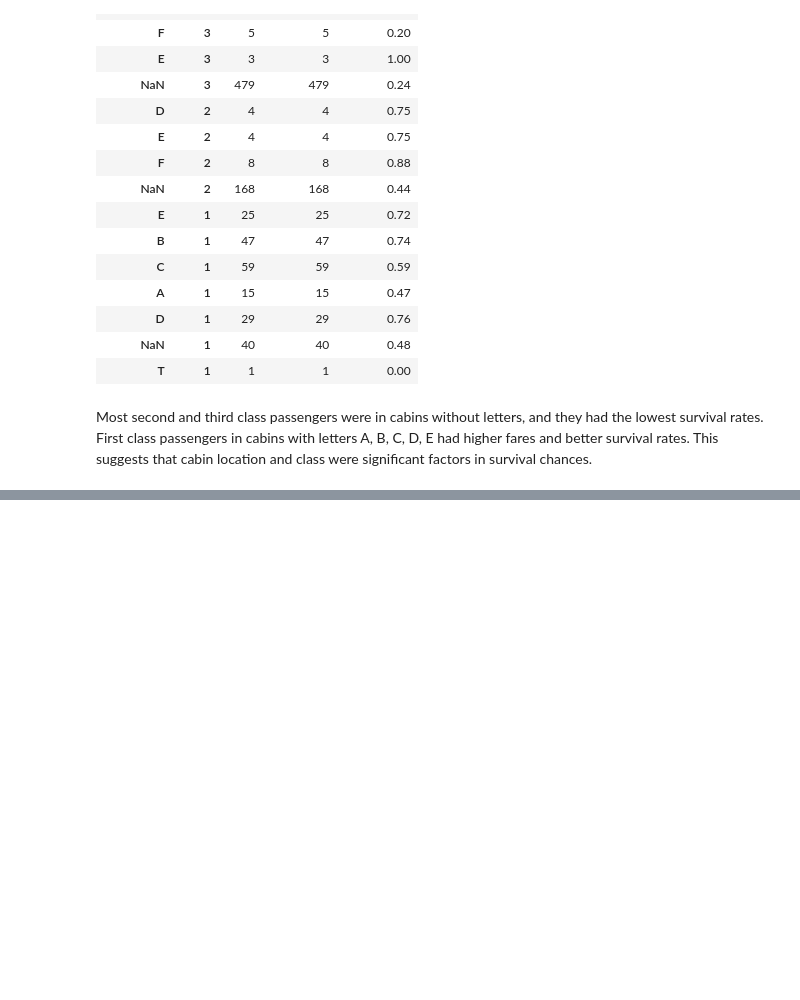
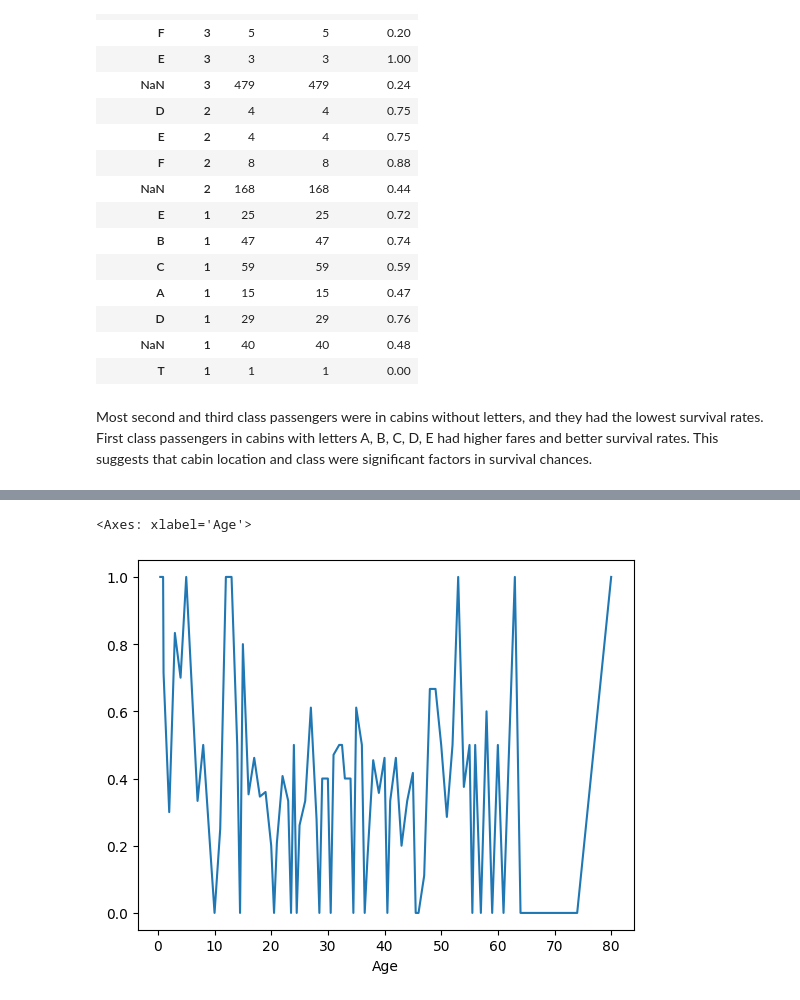
Before and after one commit to shashwatsrv/Titanic, a Jupyter notebook: Titanic.ipynb, the cells around one changed output, grey strips where cells are left out. Cells and saved outputs as stored; diff of their text form; code cells hidden in the pictures; blank space fills up the shorter version.

```diff
--- a/Titanic.ipynb
+++ b/Titanic.ipynb
@@ -359,0 +370,5 @@ Most second and third class passengers were in cabins without letters, and they
+# %%
+df.groupby(['Age'])['Survived'].mean().plot()
+# %% [output]
+<Axes: xlabel='Age'>
+[figure, added]
```
Also changed, not shown: parts of 31 cells of this notebook.
